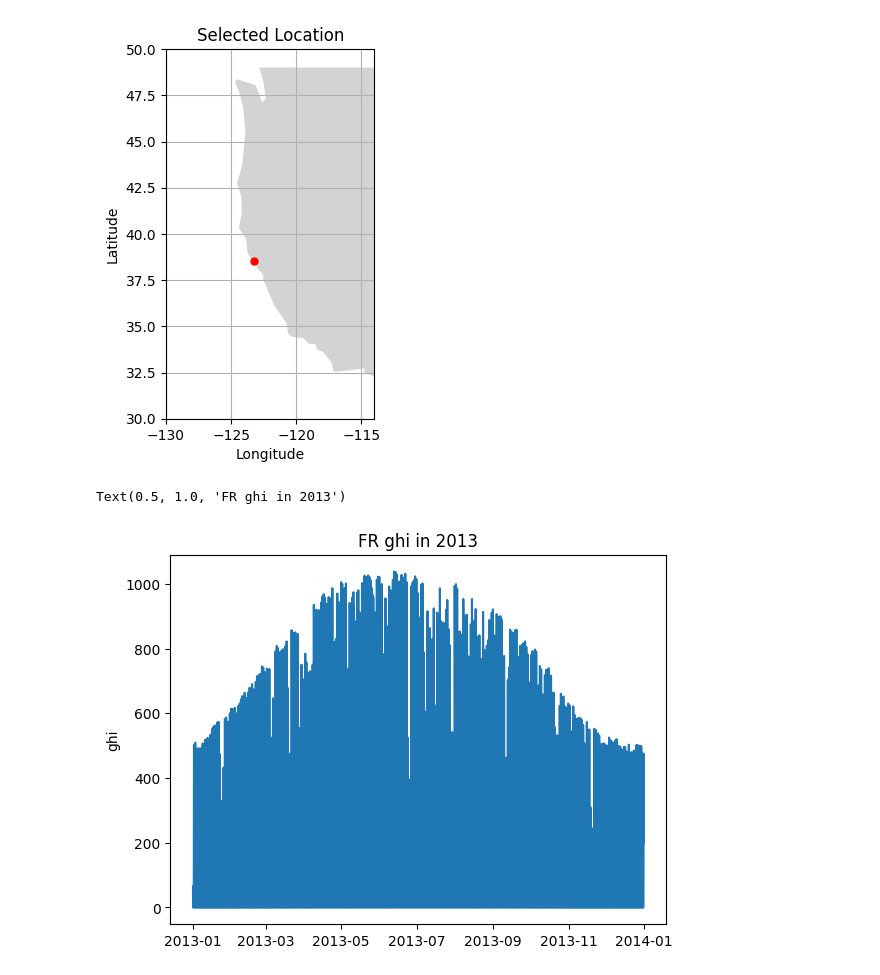
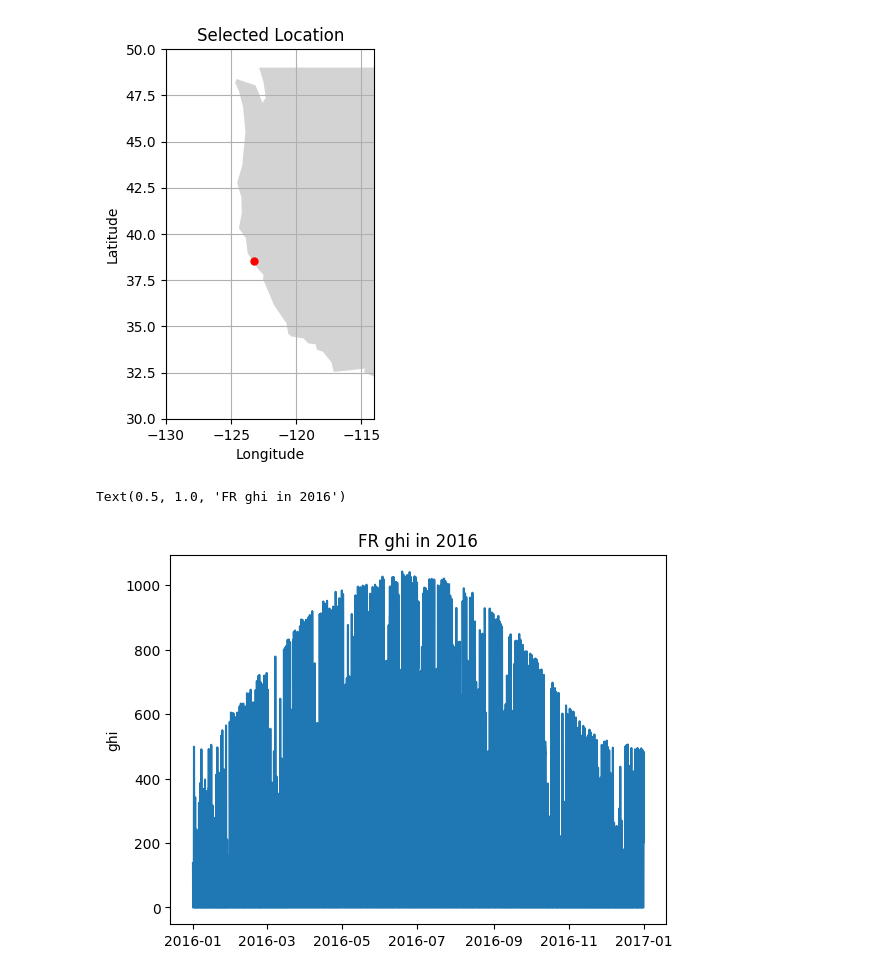
Before and after one commit to bbukaty/heat-wave-analysis, a Jupyter notebook: yearly_ghi.ipynb, the cells around one changed output. Cells and saved outputs as stored; diff of their text form; code cells hidden in the pictures.

```diff
--- a/yearly_ghi.ipynb
+++ b/yearly_ghi.ipynb
@@ -10,13 +11,13 @@ from shapely.geometry import Point
 from scipy.spatial import cKDTree
 # %%
 # Open the desired year of nsrdb data
-year = "2013"
-f = h5pyd.File(f"/nrel/nsrdb/v3/nsrdb_{year}.h5", 'r')
-ghi = f['ghi']
+DATA_YEAR = "2016"
+nsrdb_year = h5pyd.File(f"/nrel/nsrdb/v3/nsrdb_{DATA_YEAR}.h5", 'r')
+ghi = nsrdb_year['ghi']
 # %%
 # Unlike the gridded WTK data the NSRDB is provided as sparse time-series dataset.
-# The quickest way to find the nearest site it using a KDtree
-dset_coords = f['coordinates'][...]
+# The quickest way to find the nearest site is using a KDtree
+dset_coords = nsrdb_year['coordinates'][...]
 tree = cKDTree(dset_coords)
 def nearest_site(tree, lat_coord, lon_coord):
     lat_lon = np.array([lat_coord, lon_coord])
@@ -62,11 +63,11 @@ plt.grid(True)
 [figure]
 # %%
 # Get the entire 2012 timeseries data for a point in FR
-tseries = ghi[:, site_idx] / ghi.attrs['psm_scale_factor']
-time_index = pd.to_datetime(f['time_index'][...].astype(str))
+tseries = ghi[:, site_idx]
+time_index = pd.to_datetime(nsrdb_year['time_index'][...].astype(str))
 plt.plot(time_index, tseries)
 plt.ylabel("ghi")
-plt.title(f"FR ghi in {year}")
+plt.title(f"FR ghi in {DATA_YEAR}")
 # %% [output]
-Text(0.5, 1.0, 'FR ghi in 2013')
+Text(0.5, 1.0, 'FR ghi in 2016')
-[figure, old version]
+[figure, new version]
```
Also changed, not shown: parts of 9 cells of this notebook, 5 other files.
